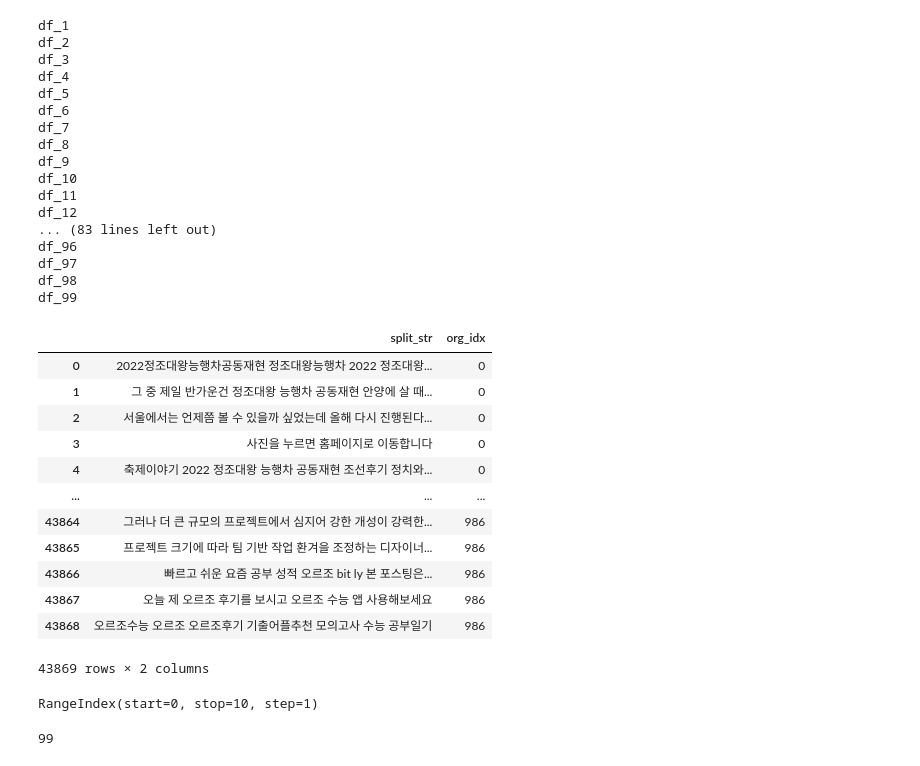
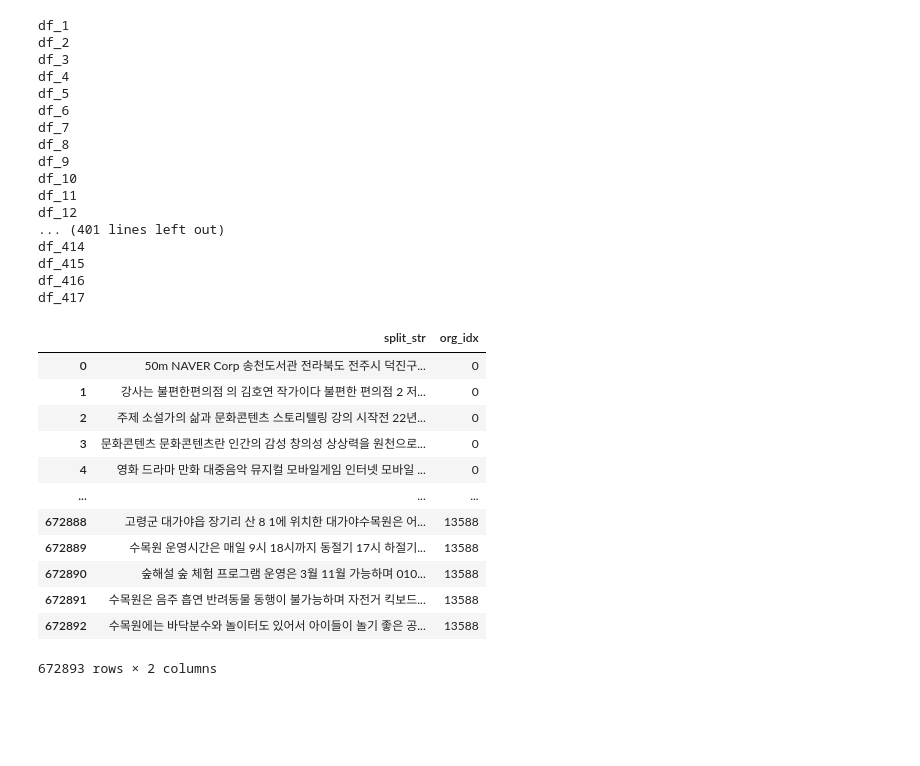
Before and after one commit to DDalaDDula/NIFoS, a Jupyter notebook: 문화/한글_텍스트_전처리/한글_텍스트_전처리_9월(불용어_제거_및_문장분리).ipynb, the cells around one changed output. Cells and saved outputs as stored; diff of their text form; code cells hidden in the pictures; blank space fills up the shorter version.

```diff
--- a/문화/한글_텍스트_전처리/한글_텍스트_전처리_9월(불용어_제거_및_문장분리).ipynb
+++ b/문화/한글_텍스트_전처리/한글_텍스트_전처리_9월(불용어_제거_및_문장분리).ipynb
@@ -65,6 +88,6 @@ df
 # %%
 # 데이터프레임을 1000개 단위로 나누기
-chunk_size = 10
+chunk_size = 50
 num_chunks = len(df) // chunk_size + 1  # 나머지가 있는 경우 추가적인 청크 필요
 
 dfs = {}
@@ -90,11 +113,11 @@ df_9
 df_10
 df_11
 df_12
-... (83 lines left out)
-df_96
-df_97
-df_98
-df_99
+... (401 lines left out)
+df_414
+df_415
+df_416
+df_417
 # %%
 # ''' 분리된 문장 한 개를 한 row로 '''
 # df2 = pd.DataFrame(columns = ['split_str', 'org_idx']) #용량을 줄이기 위해 새로운 데이터프레임으로
@@ -104,26 +127,18 @@ df_99
 # %%
 import pandas as pd
-df2 = pd.read_csv("../나무문화/2022/나무문화_본문_9월_전처리.csv", encoding='UTF-8')
+df2 = pd.read_csv("../dataset/2022/본문_전처리/나무문화_본문_9월_전처리.csv", encoding='UTF-8')
 df2
 # %% [output]
 |  | split_str | org_idx |
-| 0 | 2022정조대왕능행차공동재현 정조대왕능행차 2022 정조대왕... | 0 |
-| 1 | 그 중 제일 반가운건 정조대왕 능행차 공동재현 안양에 살 때... | 0 |
-| 2 | 서울에서는 언제쯤 볼 수 있을까 싶었는데 올해 다시 진행된다... | 0 |
-| 3 | 사진을 누르면 홈페이지로 이동합니다 | 0 |
-| 4 | 축제이야기 2022 정조대왕 능행차 공동재현 조선후기 정치와... | 0 |
+| 0 | 50m NAVER Corp 송천도서관 전라북도 전주시 덕진구... | 0 |
+| 1 | 강사는 불편한편의점 의 김호연 작가이다 불편한 편의점 2 저... | 0 |
+| 2 | 주제 소설가의 삶과 문화콘텐츠 스토리텔링 강의 시작전 22년... | 0 |
+| 3 | 문화콘텐츠 문화콘텐츠란 인간의 감성 창의성 상상력을 원천으로... | 0 |
+| 4 | 영화 드라마 만화 대중음악 뮤지컬 모바일게임 인터넷 모바일 ... | 0 |
 | ... | ... | ... |
-| 43864 | 그러나 더 큰 규모의 프로젝트에서 심지어 강한 개성이 강력한... | 986 |
-| 43865 | 프로젝트 크기에 따라 팀 기반 작업 환겨을 조정하는 디자이너... | 986 |
-| 43866 | 빠르고 쉬운 요즘 공부 성적 오르조 bit ly 본 포스팅은... | 986 |
-| 43867 | 오늘 제 오르조 후기를 보시고 오르조 수능 앱 사용해보세요 | 986 |
-| 43868 | 오르조수능 오르조 오르조후기 기출어플추천 모의고사 수능 공부일기 | 986 |
+| 672888 | 고령군 대가야읍 장기리 산 8 1에 위치한 대가야수목원은 어... | 13588 |
+| 672889 | 수목원 운영시간은 매일 9시 18시까지 동절기 17시 하절기... | 13588 |
+| 672890 | 숲해설 숲 체험 프로그램 운영은 3월 11월 가능하며 010... | 13588 |
+| 672891 | 수목원은 음주 흡연 반려동물 동행이 불가능하며 자전거 킥보드... | 13588 |
+| 672892 | 수목원에는 바닥분수와 놀이터도 있어서 아이들이 놀기 좋은 공... | 13588 |
-43869 rows × 2 columns
+672893 rows × 2 columns
-# %%
-dfs['df_1']['split_list'].index
-# %% [output]
-RangeIndex(start=0, stop=10, step=1)
-# %%
-len(dfs)
-# %% [output]
-99
```
Also changed, not shown: parts of 12 cells of this notebook, 4 other files.
